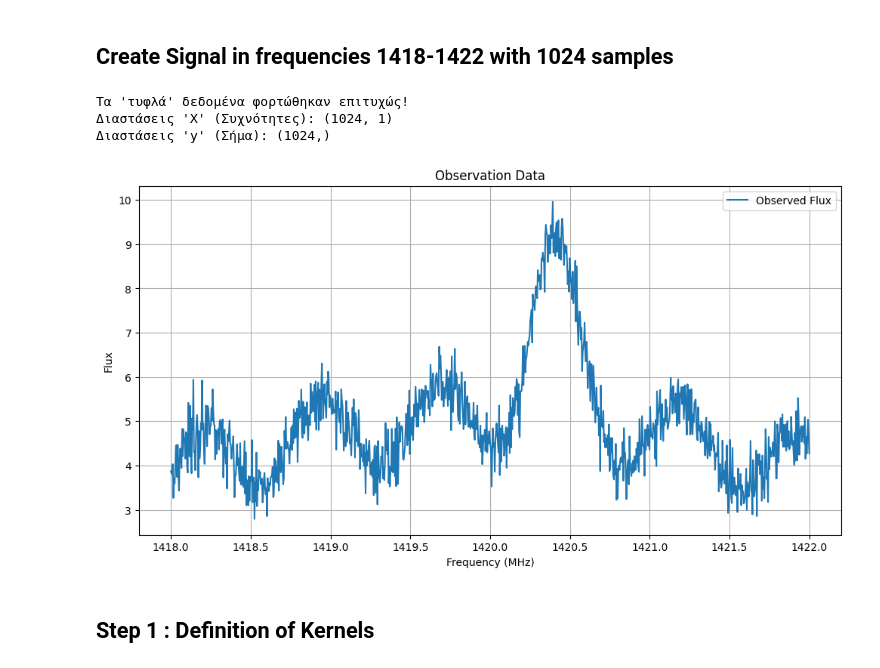
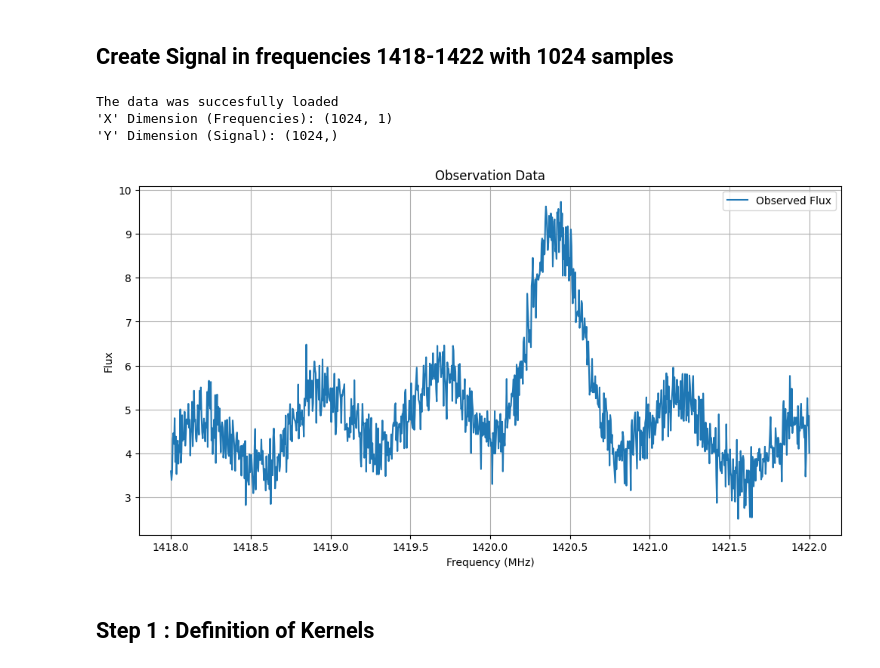
Before and after one commit to Astro-BEAM-AUTh/data-analysis, a Jupyter notebook: BackgroundRemoval/GPR/GPR_Testing.ipynb, the cells around one changed output. Cells and saved outputs as stored; diff of their text form; code cells hidden in the pictures.

```diff
--- a/BackgroundRemoval/GPR/GPR_Testing.ipynb
+++ b/BackgroundRemoval/GPR/GPR_Testing.ipynb
@@ -31,41 +31,45 @@ from sklearn.gaussian_process.kernels import RBF, WhiteKernel
 # %% [markdown]
 ## Create Signal in frequencies 1418-1422 with 1024 samples
 # %%
-# 1. Άξονας Συχνοτήτων
+ # create a Generator Instance
+rng = np.random.default_rng()
+
+
+# 1. Frequencies axes
 frequencies = np.linspace(1418, 1422, 1024)
 
-# 2. "Κρυφές" Συναρτήσεις
+# 2. Signal Components
 bg_poly = 5.0 - 0.3 * (frequencies - 1420)**2
 bg_sine = 0.8 * np.sin(2 * np.pi * (frequencies - 1418) / 0.75)
 line = 3.5 * np.exp(-((frequencies - 1420.4)**2) / (2 * 0.15**2))
-noise = np.random.normal(0, 0.4, frequencies.shape)
+noise = rng.normal(0, 0.4, frequencies.shape)
 
-# 3. Το Τελικό Σήμα Παρατήρησης
+# 3. Final Signal
 y_observed = bg_poly + bg_sine + line + noise
 
 
-# 4. Μετατροπή για το scikit-learn
-# Το GPR θέλει τον άξονα Χ (συχνότητες) σε μορφή 2D
+# 4. conversion for scikit-learn
+# GPR needs X axe (frequencies) as 2D
 X_observed = frequencies.reshape(-1, 1)
 
-print("Τα 'τυφλά' δεδομένα φορτώθηκαν επιτυχώς!")
-print(f"Διαστάσεις 'X' (Συχνότητες): {X_observed.shape}")
-print(f"Διαστάσεις 'y' (Σήμα): {y_observed.shape}")
+print("The data was succesfully loaded")
+print(f"'X' Dimension (Frequencies): {X_observed.shape}")
+print(f"'Y' Dimension (Signal): {y_observed.shape}")
 
-# --- Δοκιμαστικό Plot για τα δεδομένα ---
+# --- Plot for the Signal ---
 plt.figure(figsize=(12, 6))
 plt.title("Observation Data")
 plt.plot(frequencies, y_observed, label="Observed Flux")
 plt.xlabel("Frequency (MHz)")
 plt.ylabel("Flux")
 plt.legend()
-plt.grid(True)
+plt.grid(visible=True)
 plt.show()
 # %% [output]
-Τα 'τυφλά' δεδομένα φορτώθηκαν επιτυχώς!
-Διαστάσεις 'X' (Συχνότητες): (1024, 1)
-Διαστάσεις 'y' (Σήμα): (1024,)
+The data was succesfully loaded
+'X' Dimension (Frequencies): (1024, 1)
+'Y' Dimension (Signal): (1024,)
-[figure, old version]
+[figure, new version]
 # %% [markdown]
 ## Step 1 : Definition of Kernels
 # %%
```
Also changed, not shown: parts of 5 cells of this notebook.
